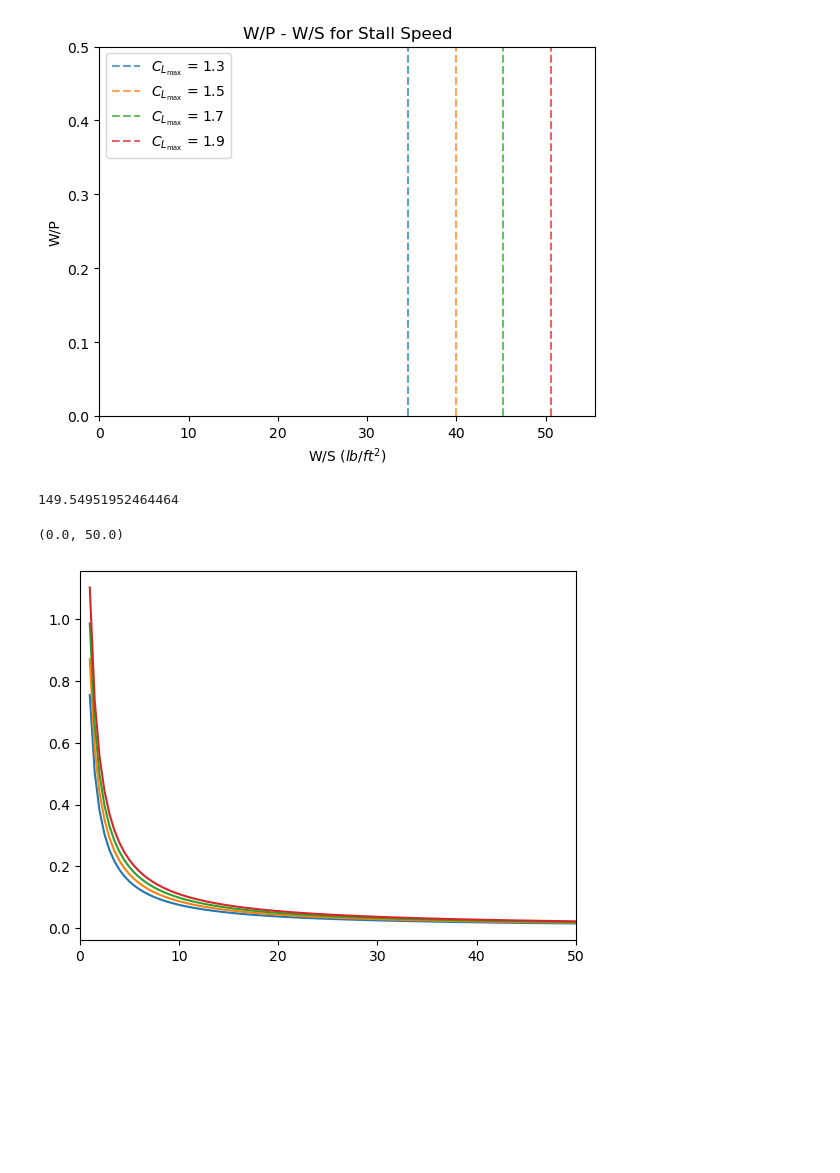
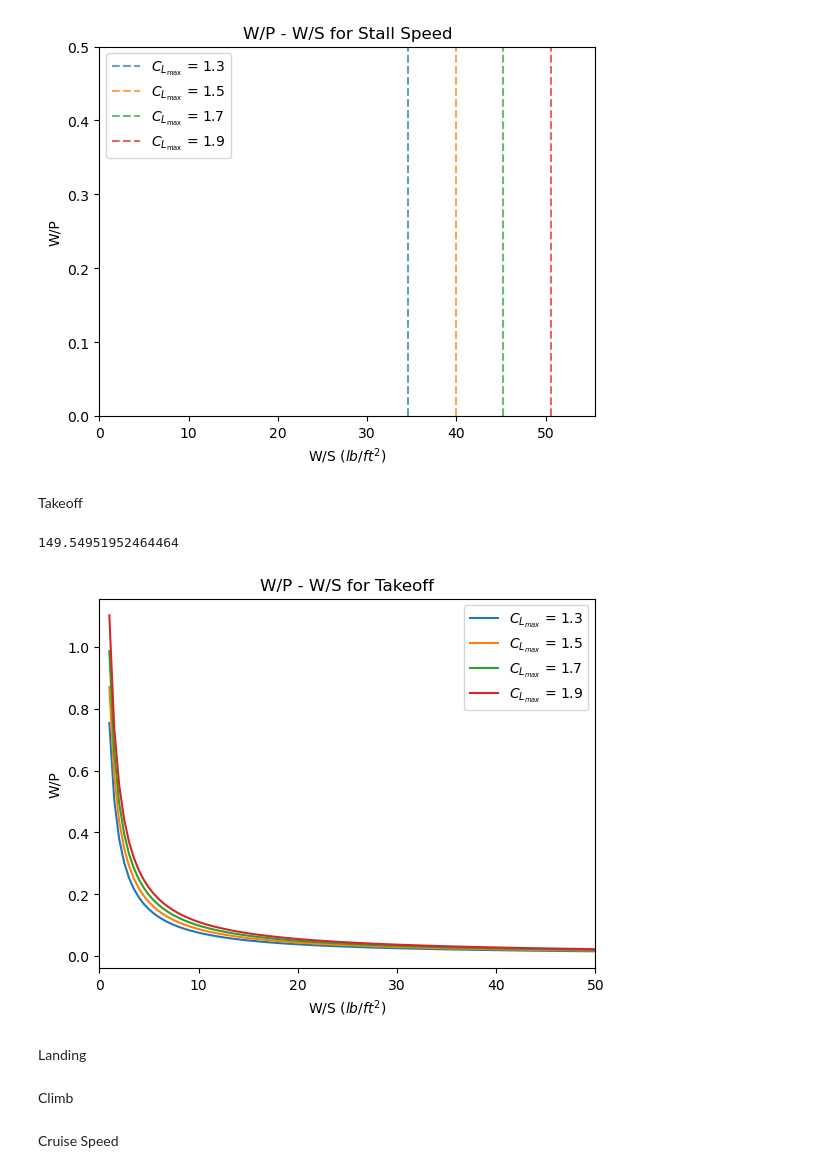
Before and after one commit to confuzionn/Demeters_Wings, a Jupyter notebook: Preliminary Sizing.ipynb, the cells around one changed output. Saved outputs shown, nothing was run; the diff lists cells and outputs as text; code cells hidden in the pictures; blank space fills up the shorter version.

```diff
--- a/Preliminary Sizing.ipynb
+++ b/Preliminary Sizing.ipynb
@@ -30,27 +32,34 @@ plt.show()
 # %% [output]
 [34.59820521 39.92100601 45.24380681 50.56660761]
 [figure]
+# %% [markdown]
+Takeoff
 # %%
 S_TO_G = 1000 # ft
 S_TO = 1500 # ft
 rho_SL = 23.77e-4 #slugs/ft3
 
 # Relating S_TO to TOP_23
 TOP_23 = (-8.134 + np.sqrt(8.314**2 - 4 * 0.0149 * -S_TO)) / (2 * 0.0149)
 print(TOP_23)
 
-W_S = np.linspace(1,50,100)
-k_s = 1.2
-v_TO = k_s * v_stall
+W_S = np.linspace(1,50,100) # Create W/S array
+k_s = 1.2 # Takeoff speed factor
+v_TO = k_s * v_stall # Takeoff velocity
 
+# Plotting W/P vs W/S
 plt.figure()
-
 for CL_max in CL_max:
     P_W = (TOP_23 * (rho / rho_SL) * CL_max) / (v_TO * W_S)
     plt.plot(W_S, P_W, label=f'$C_{{L_{{max}}}}$ = {CL_max}')
-
+plt.title('W/P - W/S for Takeoff')
+plt.xlabel("W/S $(lb/ft^2)$")
+plt.ylabel("W/P")
 plt.xlim(0,50)
+plt.legend(loc='best')
+plt.show()
 # %% [output]
 149.54951952464464
-(0.0, 50.0)
-[figure, old version]
+[figure, new version]
+# %% [markdown]
+Landing
@@ -56,0 +100,2 @@ plt.xlim(0,50)
+# %% [markdown]
+Climb
@@ -56,0 +159,2 @@ plt.xlim(0,50)
+# %% [markdown]
+Cruise Speed
```
Also changed, not shown: parts of 9 cells of this notebook, 2 other files.
